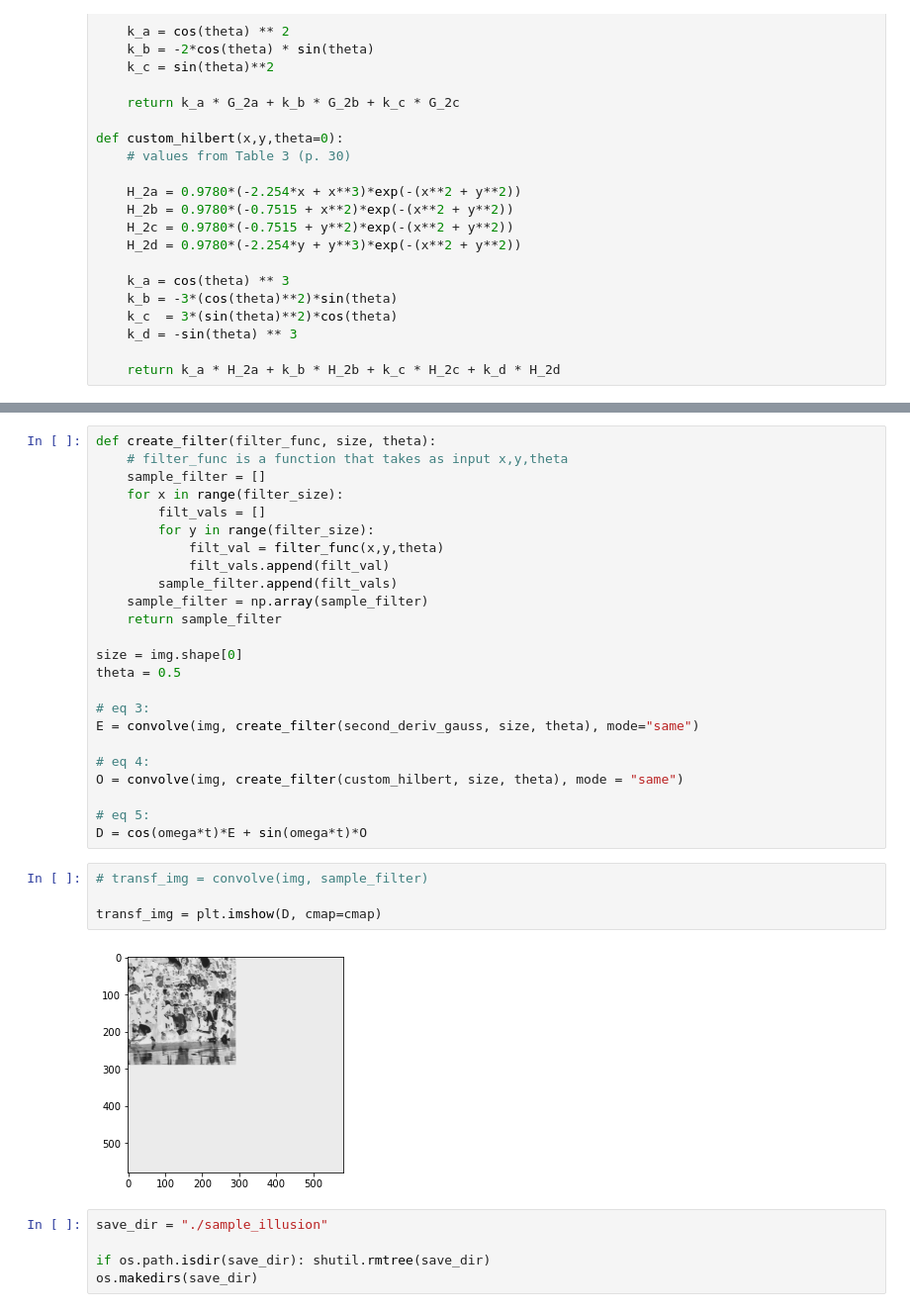
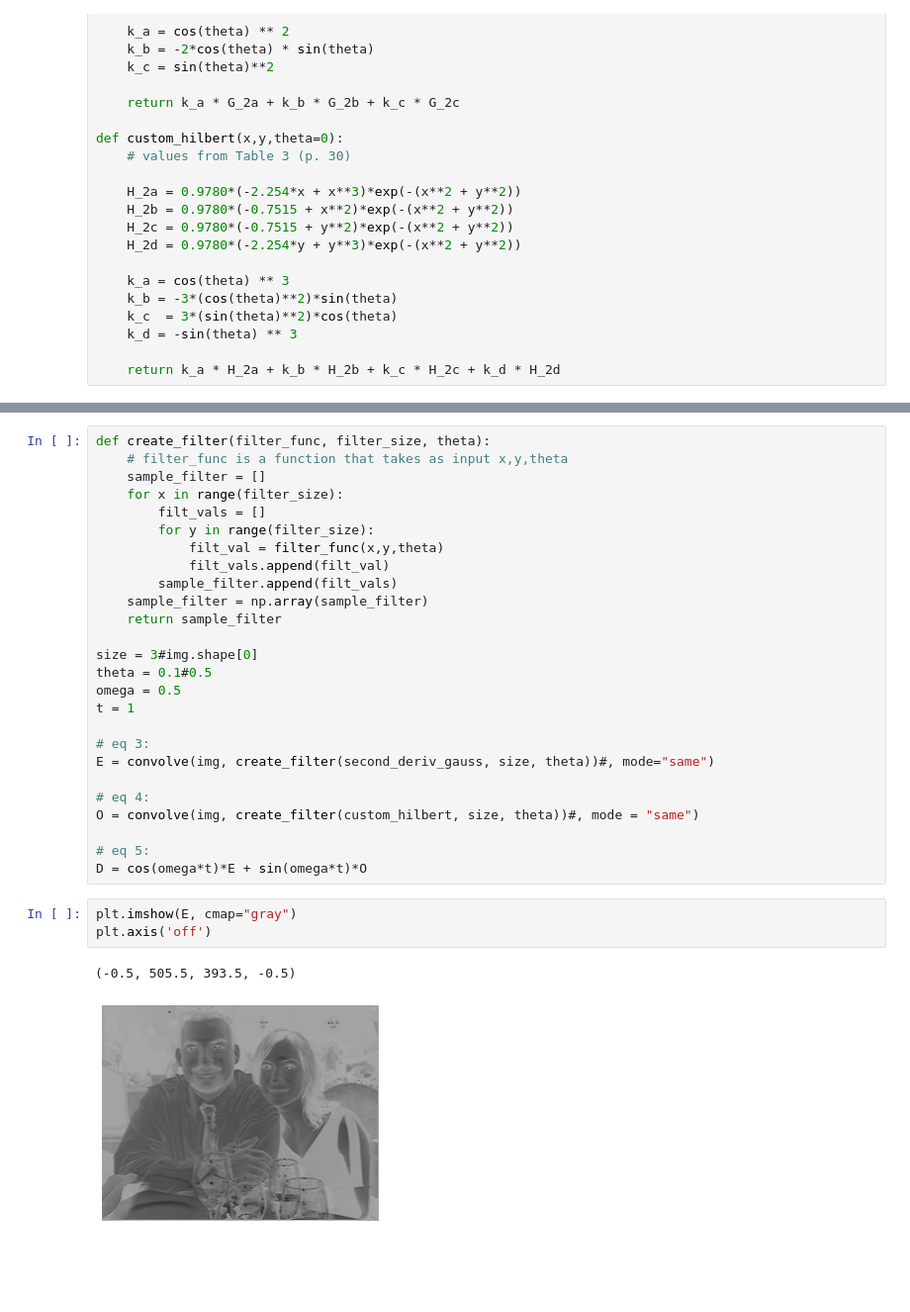
Before and after one commit to collinskatie/motion_without_movement, a Jupyter notebook: simple_filter.ipynb, the cells around one changed output, grey strips where cells are left out. Shown: that part at 99% size. Drawn from its saved outputs; the diff is of its cells as text; blank space fills up the shorter version.

```diff
--- a/simple_filter.ipynb
+++ b/simple_filter.ipynb
@@ -94,5 +92,5 @@ plt.imshow(transf_img, cmap=cmap)
 # %%
-def create_filter(filter_func, size, theta):
+def create_filter(filter_func, filter_size, theta):
     # filter_func is a function that takes as input x,y,theta
     sample_filter = []
     for x in range(filter_size):
@@ -104,25 +102,22 @@ def create_filter(filter_func, size, theta):
     sample_filter = np.array(sample_filter)
     return sample_filter
 
-size = img.shape[0]
-theta = 0.5
+size = 3#img.shape[0]
+theta = 0.1#0.5
+omega = 0.5
+t = 1
 
 # eq 3:
-E = convolve(img, create_filter(second_deriv_gauss, size, theta), mode="same")
+E = convolve(img, create_filter(second_deriv_gauss, size, theta))#, mode="same")
 
 # eq 4:
-O = convolve(img, create_filter(custom_hilbert, size, theta), mode = "same")
+O = convolve(img, create_filter(custom_hilbert, size, theta))#, mode = "same")
 
 # eq 5:
 D = cos(omega*t)*E + sin(omega*t)*O
-# %%
-# transf_img = convolve(img, sample_filter)
-
-transf_img = plt.imshow(D, cmap=cmap)
-# %% [output]
-[figure, removed]
-# %%
-save_dir = "./sample_illusion"
-
-if os.path.isdir(save_dir): shutil.rmtree(save_dir)
-os.makedirs(save_dir)
+# %%
+plt.imshow(E, cmap="gray")
+plt.axis('off')
+# %% [output]
+(-0.5, 505.5, 393.5, -0.5)
+[figure, added]
```
Also changed, not shown: parts of 10 cells of this notebook, 1 other file.
